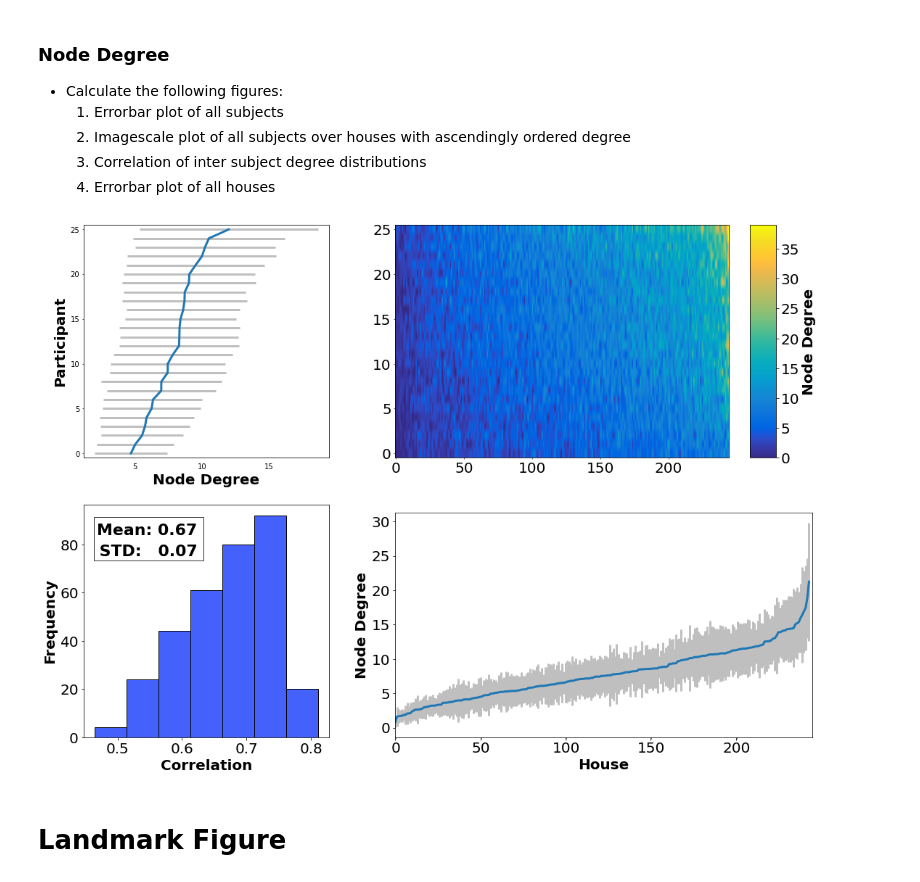
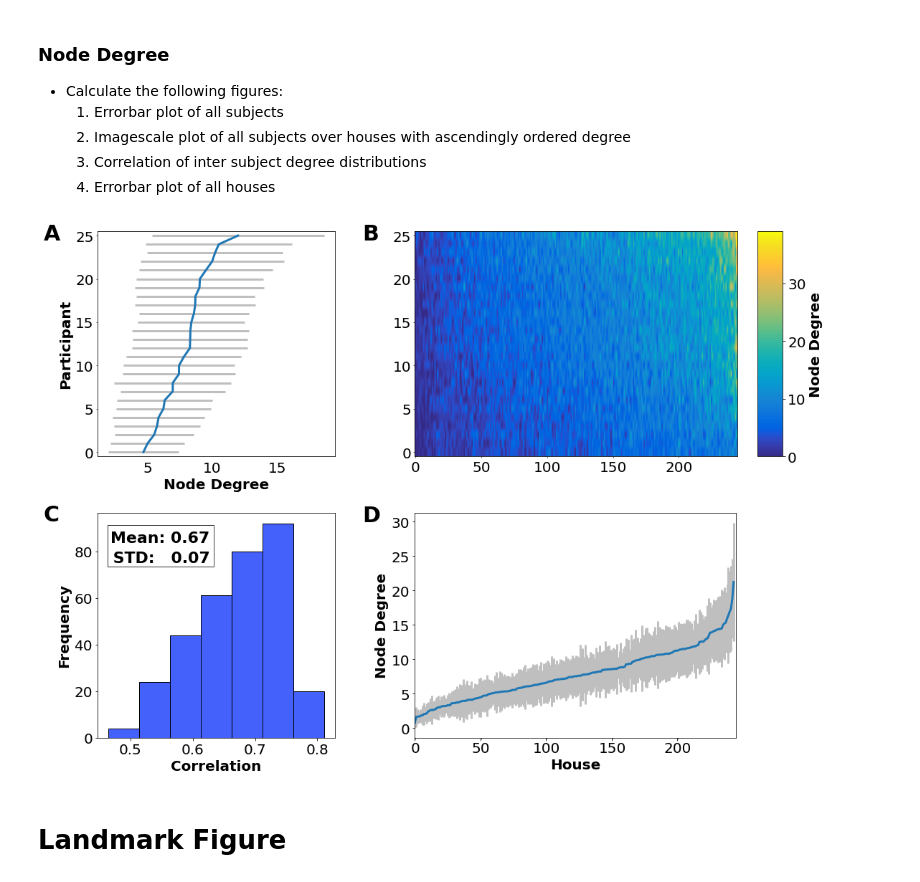
Before and after one commit to lucasessmann/GTA_ET, a Jupyter notebook: GraphAnalysis.ipynb, the cells around one changed output. Saved outputs shown, nothing was run; the diff lists cells and outputs as text; code cells hidden in the pictures.

Commit message:
Adjusting figures, testing partitioning

```diff
--- a/GraphAnalysis.ipynb
+++ b/GraphAnalysis.ipynb
@@ -776,7 +815,10 @@ AverageSubViewingDoc Dataframe saved
 # %%
 save_bool = True # True if you want to save the figure
 
-# Prep
+# load gazes and noise file
+gazes = pd.read_csv(GIT_GRAPH_PATH+ "all_gazes.csv")
+noise = pd.read_csv(GIT_GRAPH_PATH+ "all_noise.csv")
+
 
 all_views = np.concatenate((gazes.timeDiff.values, noise.timeDiff.values), axis=0)
 
@@ -800,18 +842,27 @@ gs = gridspec.GridSpec(ncols=2, nrows=1,
 
 ax1 = figgy.add_subplot(gs[0])
 plt.hist(all_views, 31, ec='k', color=blue)
-ax1.set_xlabel('Hitpoint Time (ms)', fontsize=fontsize)
-ax1.set_ylabel('Probability', fontsize=fontsize)
+ax1.set_xlabel('Hitpoint Time (ms)', fontsize=fontsize+10)
+ax1.set_ylabel('Probability', fontsize=fontsize+10)
 ax1.set_xticks([33, 233, 433, 633, 833, 1033])
 ax1.set_yticks([180000, 360000, 540000])
 prob_ticks = [round(180000/len(all_views),2), round(360000/len(all_views),2), round(540000/len(all_views),2)]
 ax1.set_yticklabels(prob_ticks)
 
+plt.setp(ax1.get_xticklabels(), Fontsize=fontsize+5)
+plt.setp(ax1.get_yticklabels(), Fontsize=fontsize+5)
+
+plt.text(-150,585000,figurelabels[0],fontdict={'fontweight':fontweight,'fontsize':labelfontsize})
+
+
+
 ax2 = figgy.add_subplot(gs[1])
 plt.pie(sizes, labels=labels, colors=colors,
 autopct='%1.1f%%', shadow=False, startangle=120)
-plt.rcParams['font.size'] = fontsize-5
+plt.rcParams['font.size'] = labelfontsize-5
 
+
+ax2.text(-1.2,1.2,figurelabels[1],fontdict={'fontweight':fontweight,'fontsize':labelfontsize})
 
 # ---------- SAVING ---------
 
@@ -888,7 +930,7 @@ dtype: float64
      3. Correlation of inter subject degree distributions
      4. Errorbar plot of all houses
 # %%
-save_bool = False # True if you want to save the figure
+save_bool = True # True if you want to save the figure
 
 # open the Node degree csv file as dictionary
 with open(GIT_GRAPH_PATH + 'centrality_df.csv') as f:
@@ -896,6 +938,8 @@ with open(GIT_GRAPH_PATH + 'centrality_df.csv') as f:
         centrality_df = pd.read_csv(f)
     except:
             print("\tCould not load centrality_df!")
+
+
 
 
 # create a pure degree dataframe by removing mean and std values
@@ -953,8 +997,8 @@ houseticklabel = ["%.d" % x for x in houseticklabel]
 figgy = plt.figure(figsize=(18,13))
 # create grid for different subplots
 gs = gridspec.GridSpec(ncols=2, nrows=2,
-                         width_ratios=[1, 1.7], wspace=0.2,
-                         hspace=0.2, height_ratios=[1, 1])
+                         width_ratios=[1, 1.7], wspace=0.25,
+                         hspace=0.25, height_ratios=[1, 1])
 
 # errorbar plot
 ax1 = figgy.add_subplot(gs[0])
@@ -971,13 +1015,14 @@ plt.errorbar(mean_degree_subs[sub_sort_index],
              mfc=blue,
              linewidth = 3)
 
-plt.xlabel('Node Degree', fontsize=fontsize, weight='bold')
-plt.ylabel('Participant', fontsize=fontsize, weight='bold')
+plt.xlabel('Node Degree', fontsize=fontsize, weight=fontweight)
+plt.ylabel('Participant', fontsize=fontsize, weight=fontweight)
 plt.rc('xtick', labelsize=fontsize)
 plt.rc('ytick', labelsize=fontsize)
 plt.tick_params(top=False, bottom=False, left=False, right=False)
 plt.rc('xtick', labelsize=fontsize)
 plt.rc('ytick', labelsize=fontsize)
+
 
 
 # image scale plot
@@ -989,7 +1034,7 @@ plt.imshow(sorted_cent,
 
 
 cbar = plt.colorbar(shrink=1, aspect=9)
-cbar.set_label('Node Degree', fontsize=fontsize, weight='bold')
+cbar.set_label('Node Degree', fontsize=fontsize, weight=fontweight)
 ax2.set_aspect('auto')
 ax2.set_adjustable('box', share=True)
 # Customize minor tick labels
@@ -999,16 +1044,19 @@ ax2.set_xticklabels(houseticklabel, minor=True)
 plt.tick_params(top=False, bottom=False, left=False, right=False)
 
 
+
+
 # correlation histogram
 ax3 = figgy.add_subplot(gs[2])
 ax3.set_adjustable('box', share=True)
 
 plt.hist(correlation_list, ec='k', bins=7, color=blue)
 
-plt.xlabel('Correlation', fontsize=fontsize, weight='bold')
-plt.ylabel('Frequency', fontsize=fontsize, weight='bold')
+plt.xlabel('Correlation', fontsize=fontsize, weight=fontweight)
+plt.ylabel('Frequency', fontsize=fontsize, weight=fontweight)
 plt.rc('xtick', labelsize=fontsize)
 plt.rc('ytick', labelsize=fontsize)
+
 
 
 # -------------- Rectangle START --------------------
@@ -1030,7 +1078,7 @@ plt.text(mean_loc[0]
          ,fontsize = fontsize+2
          ,zorder = 5
          ,color = 'k'
-         ,fontweight = 'bold')
+         ,fontweight = fontweight)
 # STD Info
 plt.text(std_loc[0]
          ,std_loc[1]
@@ -1038,7 +1086,8 @@ plt.text(std_loc[0]
          ,fontsize = fontsize+2
          ,zorder = 5
          ,color = 'k'
-         ,fontweight = 'bold')
+         ,fontweight = fontweight)
+
 
 
 # -------------- Rectangle END --------------------
@@ -1046,37 +1095,46 @@ plt.text(std_loc[0]
 
 # errorbar plot for houses
 ax4 = figgy.add_subplot(gs[3], sharex = ax2)
 ax4.set_adjustable('box', share=True)
-ax4.set_aspect(4.04, anchor='SW')
+ax4.set_aspect(5.25, anchor='SW')
 
 plt.errorbar(np.arange(0, len(mean_degree_houses)),
              mean_degree_houses[house_sort_index],
              yerr=std_degree_houses[house_sort_index],
              ecolor=grey,
              mfc=blue,
              linewidth = 3)
 
-plt.xlabel('House', fontsize=fontsize, weight='bold')
-plt.ylabel('Node Degree', fontsize=fontsize, weight='bold')
+
+
+plt.xlabel('House', fontsize=fontsize, weight=fontweight)
+plt.ylabel('Node Degree', fontsize=fontsize, weight=fontweight)
 plt.rc('xtick', labelsize=fontsize)
 plt.rc('ytick', labelsize=fontsize)
+
+
+# Figure Labels
+ax1.text(-3,25,figurelabels[0],fontdict={'fontweight':fontweight,'fontsize':labelfontsize})
+ax2.text(-40,25,figurelabels[1],fontdict={'fontweight':fontweight,'fontsize':labelfontsize})
+ax3.text(0.36,93,figurelabels[2],fontdict={'fontweight':fontweight,'fontsize':labelfontsize})
+ax4.text(-40,30,figurelabels[3],fontdict={'fontweight':fontweight,'fontsize':labelfontsize})
 
 
 # ---------- SAVING ---------
 
 if save_bool == True:
     # saving the figure
     try:
         plt.savefig(GIT_GRAPH_PATH + "NodeDegree_all.png",
                     dpi=200,
                     format="PNG",
                     facecolor='white',
                     transparent=False,
                     bbox_inches = "tight")
     except:
         print("\tCould not save NodeDegree Figure as PNG!")
 # %% [output]
-[figure, old version]
+[figure, new version]
 # %% [markdown]
 # Landmark Figure
 # %%
```
Also changed, not shown: parts of 9 cells of this notebook.
